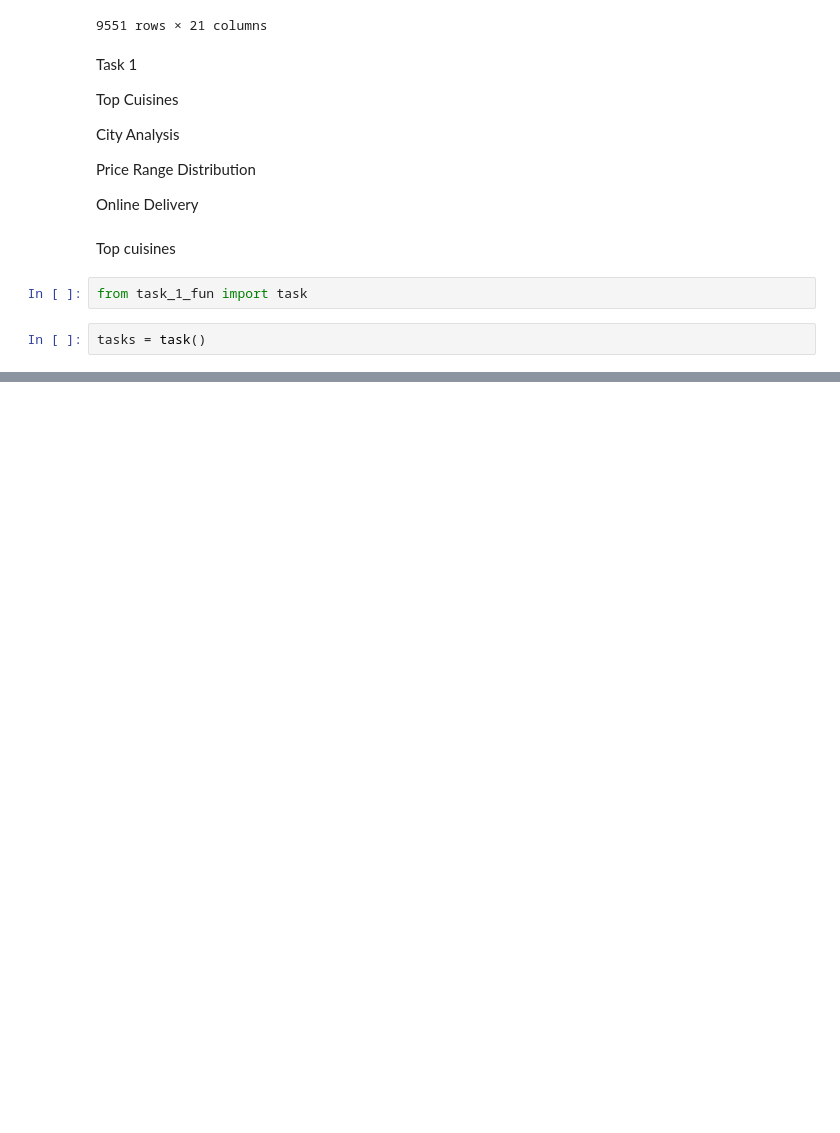
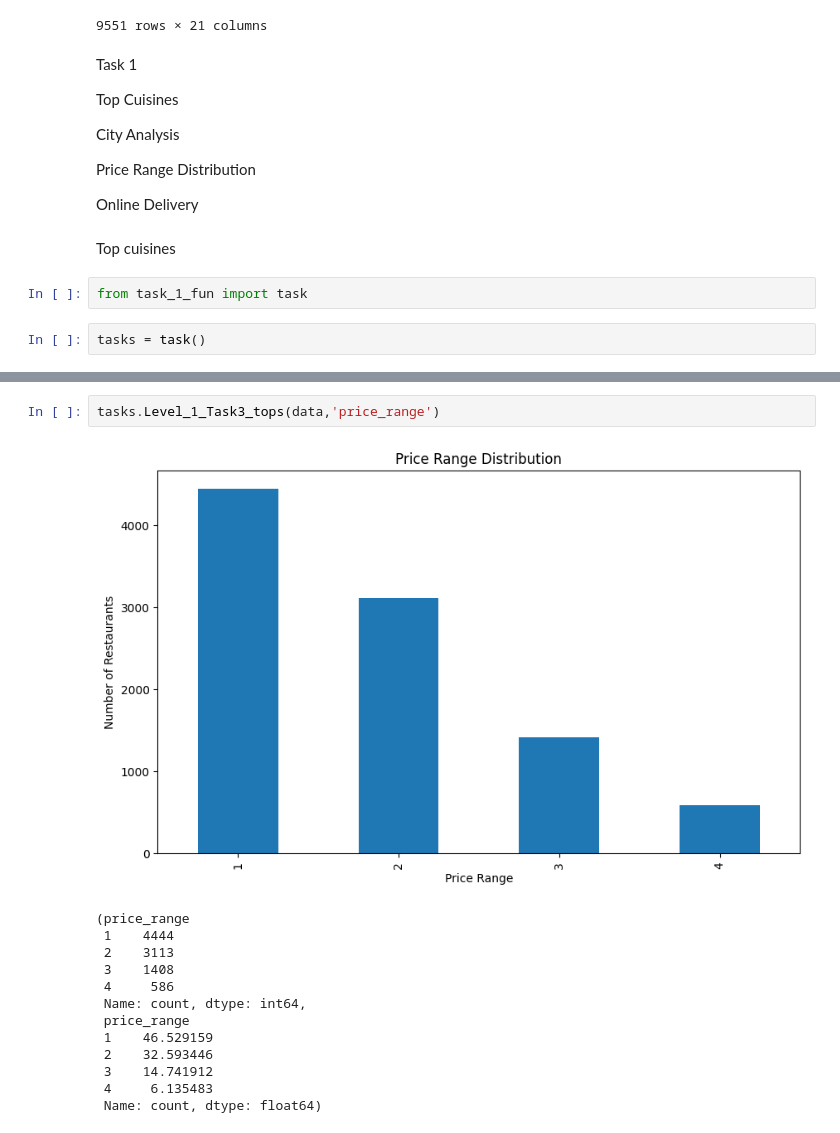
Before and after one commit to bef898/COGNIFY_TASKS, a Jupyter notebook: notebook/data_proccessing.ipynb, the cells around one changed output, grey strips where cells are left out. Cells and saved outputs as stored; diff of their text form; blank space fills up the shorter version.

Commit message:
finding top 3 citys and price range distributions

```diff
--- a/notebook/data_proccessing.ipynb
+++ b/notebook/data_proccessing.ipynb
@@ -194,3 +194,19 @@ tasks.Task_1_Tops(data,'city')
  Gurgaon      11.705581
  Noida        11.307716
  Name: count, dtype: float64)
+# %%
+tasks.Level_1_Task3_tops(data,'price_range')
+# %% [output]
+[figure, added]
+(price_range
+ 1    4444
+ 2    3113
+ 3    1408
+ 4     586
+ Name: count, dtype: int64,
+ price_range
+ 1    46.529159
+ 2    32.593446
+ 3    14.741912
+ 4     6.135483
+ Name: count, dtype: float64)
```
Also changed, not shown: parts of 2 cells of this notebook, 2 other files.
